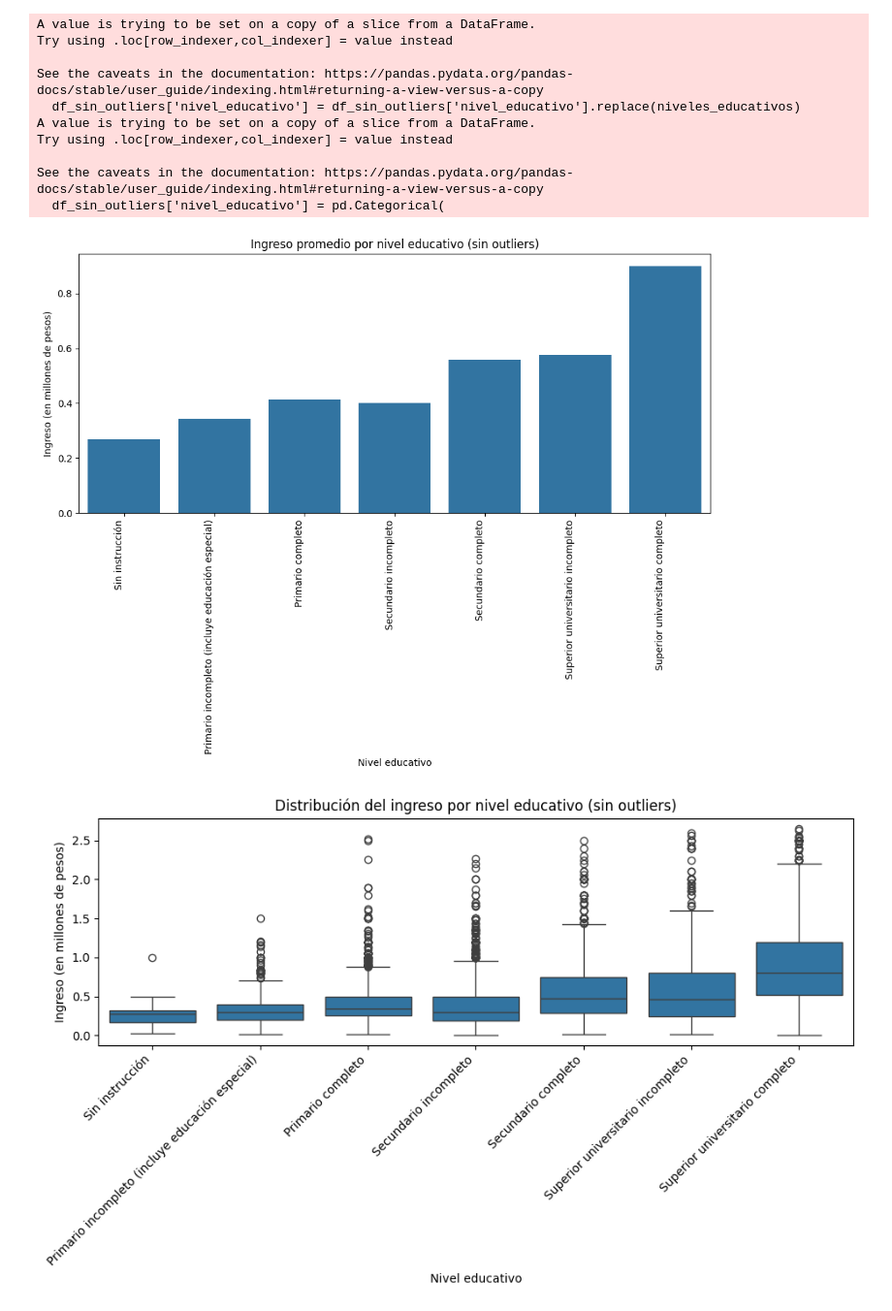
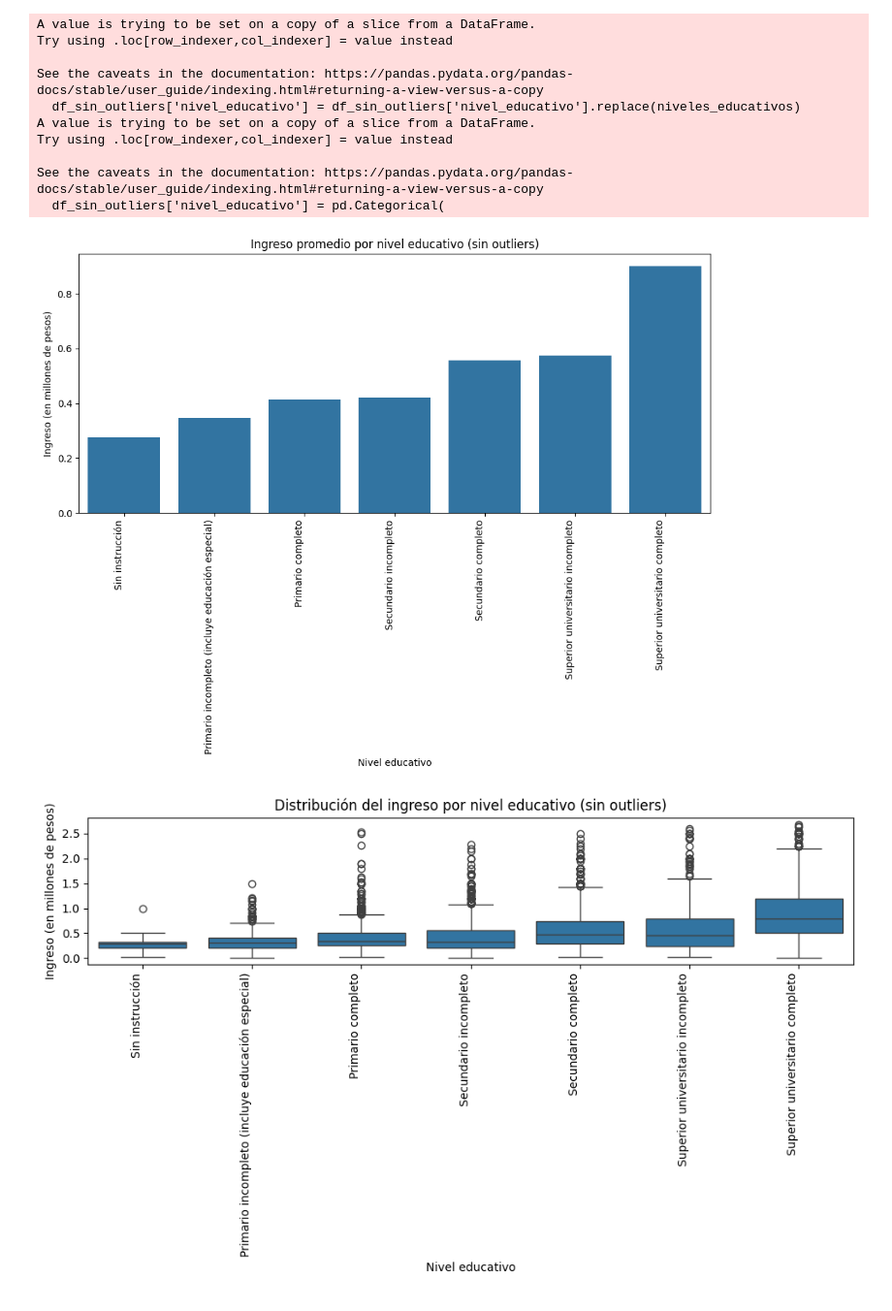
Before and after one commit to LMatiPerez/AnalisisDeDatosI_G5, a Jupyter notebook: procesamiento_bases.ipynb, the cells around one changed output. Shown at 97% size. Saved outputs shown, nothing was run; the diff lists cells and outputs as text; code cells hidden in the pictures.

```diff
--- a/procesamiento_bases.ipynb
+++ b/procesamiento_bases.ipynb
@@ -116,4 +116,4 @@ hogares_fil_pam = hogares[hogares['region'] == 43]
 # %%
 # Filtramos las columnas necesarias en ambas bases
-personas_fil_pam = personas_fil_pam[['id_vivienda', 'id_hogar', 'sexo', 'edad', 'nivel_educativo', 'ingreso']]
+personas_fil_pam = personas_fil_pam[['id_vivienda', 'id_hogar', 'sexo', 'fecha_nacimiento','edad', 'estado_actividad', 'nivel_educativo', 'ingreso']]
 hogares_fil_pam = hogares_fil_pam[['id_vivienda', 'id_hogar', 'prestamo_personas', 'prestamo_banco', 'compra_cuotas']]
@@ -120 +124,4 @@ hogares_fil_pam = hogares_fil_pam[['id_vivienda', 'id_hogar', 'prestamo_personas
+# %%
+# Filtrar por edad mínima
+personas_fil_pam = personas_fil_pam[personas_fil_pam['edad'] >= 18]
 # %% [markdown]
@@ -303,19 +322,19 @@ plt.ylabel("Ingreso (en millones de pesos)")
 plt.tight_layout()
 plt.show()
 # %% [output]
-[figure, old version]
+[figure, new version]
 # %%
 plt.figure(figsize=(10, 6))
 sns.boxplot(
     data=df_sin_outliers,
     x='nivel_educativo',
     y=df_sin_outliers['ingreso'] / 1_000_000
 )
-plt.xticks(rotation=45, ha='right')
+plt.xticks(rotation=90, ha='right')
 plt.title("Distribución del ingreso por nivel educativo (sin outliers)")
 plt.xlabel("Nivel educativo")
 plt.ylabel("Ingreso (en millones de pesos)")
 plt.tight_layout()
 plt.show()
 # %% [output]
-[figure, old version]
+[figure, new version]
```
Also changed, not shown: parts of 25 cells of this notebook, 1 other file.
